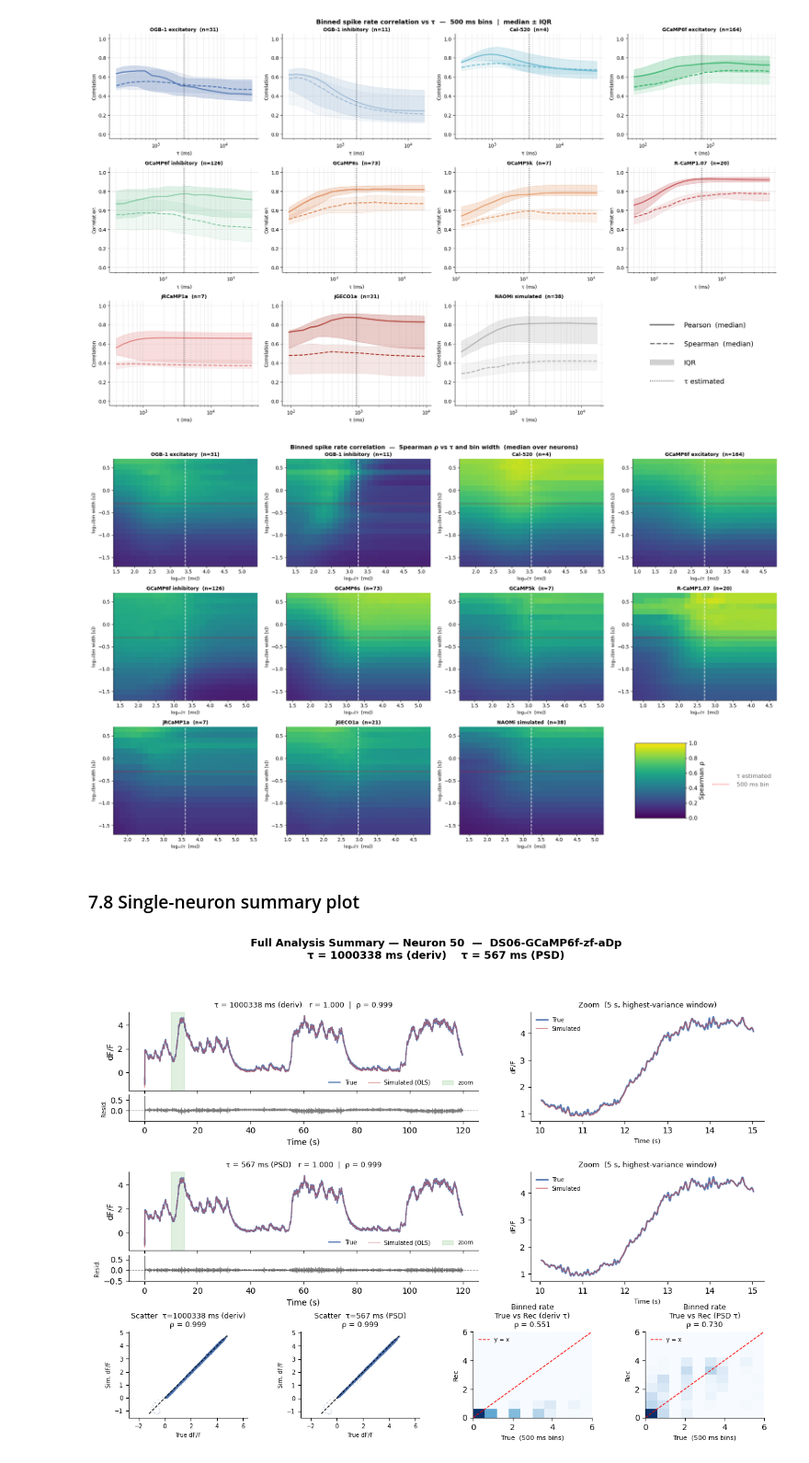
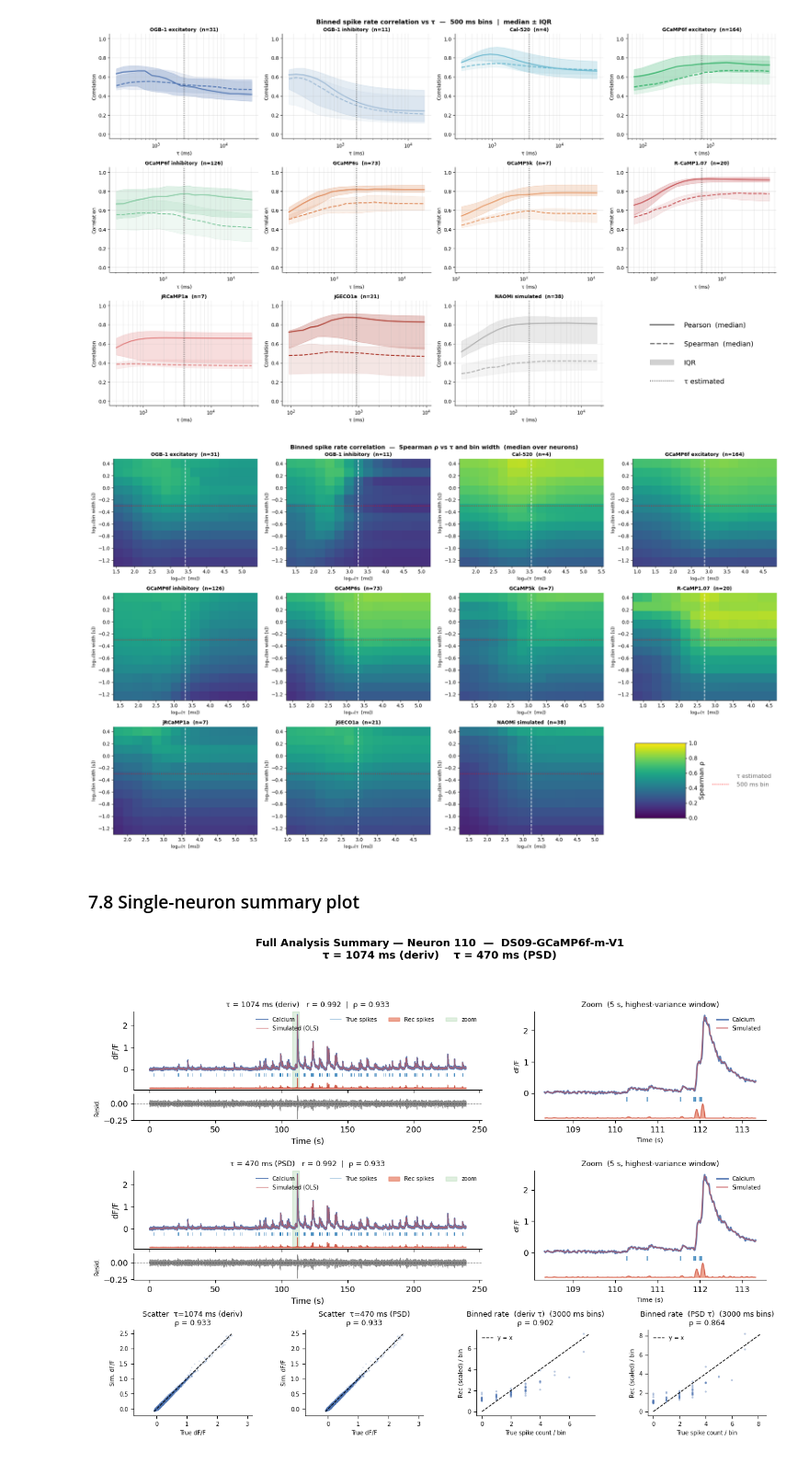
Before and after one commit to mjoudy/Cascade, a Jupyter notebook: active_neurons_clean.ipynb, the cells around one changed output. Shown at 92% size. Drawn from its saved outputs; the diff is of its cells as text; code cells hidden in the pictures.

```diff
--- a/active_neurons_clean.ipynb
+++ b/active_neurons_clean.ipynb
@@ -410,14 +462,23 @@ from functions.metrics import *
 # %%
-BIN_MS = 500.0  # bin width in ms, selected from sweep in active_neurons.ipynb
+# ── Compute binned rate metrics with group-optimal bin width ──────────────────
+DS_TO_OPTIMAL_BIN = {
+    ds: optimal_bin_ms.get(grp, 500.0)
+    for grp, dss in GROUPS_BY_INDICATOR.items()
+    for ds in dss
+}
 
 for n in neurons:
     time_vector       = n['evenly_spaced_time']
     fs                = 1.0 / (time_vector[1] - time_vector[0]) if len(time_vector) > 1 else 200.0
     true_spikes_train = get_spikes_train(n['original_neuron']['spikes'], time_vector)
+    ds                = n['original_neuron'].get('dataset_name', '')
+    bin_ms            = DS_TO_OPTIMAL_BIN.get(ds, 500.0)
+
+    n['binned_rate_bin_ms'] = bin_ms   # store which bin was used
 
     # Derivative τ
     corr = compute_binned_rate_correlation_metrics(
-        true_spikes_train, n['reconstructed_spikes'], bin_ms=BIN_MS, fs=fs,
+        true_spikes_train, n['reconstructed_spikes'], bin_ms=bin_ms, fs=fs,
     )
     n['pearson_binned_rate_raw']  = corr['pearson_binned_rate']
     n['spearman_binned_rate_raw'] = corr['spearman_binned_rate']
@@ -429,10 +490,10 @@ for n in neurons:
         n['spearman_binned_rate_raw_psd'] = np.nan
     else:
         corr_psd = compute_binned_rate_correlation_metrics(
-            true_spikes_train, rec_psd, bin_ms=BIN_MS, fs=fs,
+            true_spikes_train, rec_psd, bin_ms=bin_ms, fs=fs,
         )
         n['pearson_binned_rate_raw_psd']  = corr_psd['pearson_binned_rate']
         n['spearman_binned_rate_raw_psd'] = corr_psd['spearman_binned_rate']
 
-print(f"Added Pearson / Spearman binned rate metrics ({BIN_MS:.0f} ms bins).")
+print(f"Added binned rate metrics with group-optimal bin widths.")
 # %% [output]
@@ -832,7 +893,7 @@ plt.show()
 [figure]
 # %%
 # ── Computation: binned rate — τ × bin_width heatmap ─────────────────────────
-bin_widths_s  = np.logspace(np.log10(0.02), np.log10(5.0), 20)   # 20 ms → 5 s
+bin_widths_s = np.logspace(np.log10(0.05), np.log10(3.0), 12)   # 50ms → 3s
 
 group_indices_v2      = build_group_indices(neurons, DS_TO_GROUP_BY_INDICATOR)
 group_results_heatmap = {}
@@ -848,7 +909,7 @@ for grp in tqdm(GROUPS_ORDER_BY_INDICATOR, desc="Heatmap sweep"):
 
     median_tau_ms = np.median(tau_ms_vals)
     tau_sweep_ms  = np.logspace(np.log10(median_tau_ms / 100),
-                                np.log10(median_tau_ms * 100), 25)
+                                np.log10(median_tau_ms * 100), 15)  # was 25
 
     n_tau, n_bw, n_neu = len(tau_sweep_ms), len(bin_widths_s), len(indices)
     corr_mat = np.full((n_neu, n_tau, n_bw), np.nan)
@@ -955,7 +1016,7 @@ plt.suptitle(
 plt.tight_layout()
 plt.show()
 # %% [output]
-[figure, old version]
+[figure, new version]
 # %%
 fig.savefig('cumsum_and_calcium_with_slope_factor.png', dpi=300)
 print("Saved cumsum_and_calcium_with_slope_factor.png")
@@ -963,6 +1024,6 @@ print("Saved cumsum_and_calcium_with_slope_factor.png")
 ### 7.8  Single-neuron summary plot
 # %%
 # Change neuron_idx to inspect a different neuron
-plot_neuron_summary(50, neurons, df_measurements)
+plot_neuron_summary(110, neurons, df_measurements)
 # %% [output]
-[figure, old version]
+[figure, new version]
```
Also changed, not shown: parts of 7 cells of this notebook, 2 other files.
